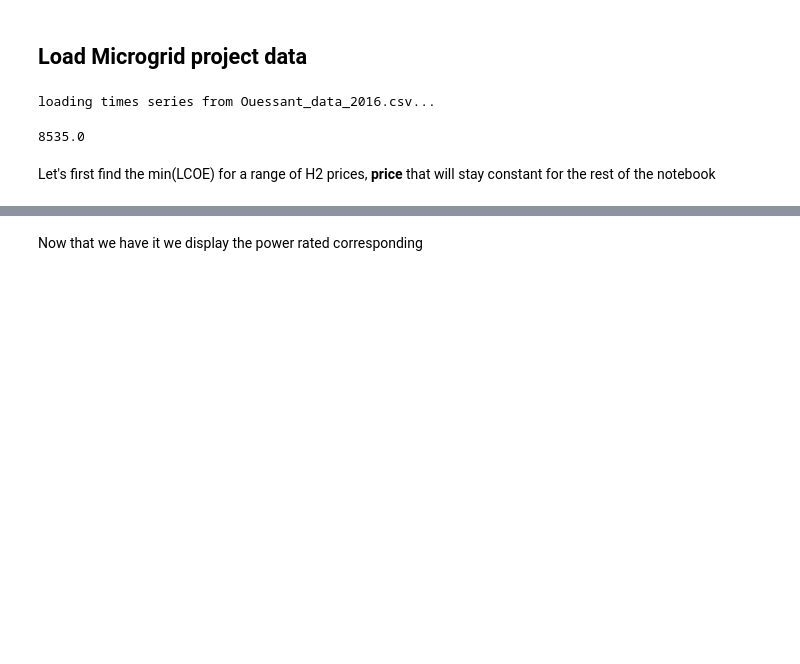
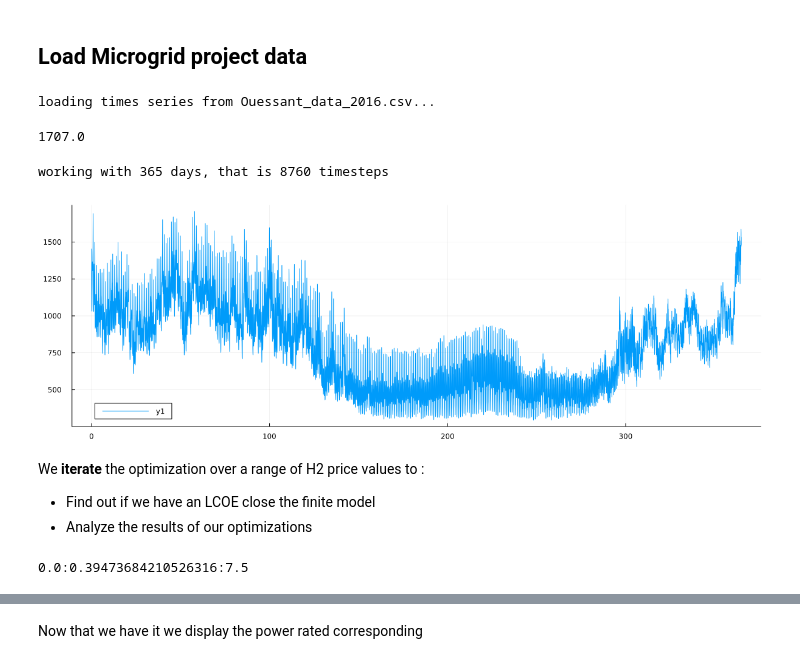
Before and after one commit to pierre-haessig/Microgrids.JuMP, a Jupyter notebook: src/H2_optimization.ipynb, the cells around one changed output, grey strips where cells are left out. Drawn from its saved outputs; the diff is of its cells as text; code cells hidden in the pictures; blank space fills up the shorter version.

```diff
--- a/src/H2_optimization.ipynb
+++ b/src/H2_optimization.ipynb
@@ -34,22 +45,34 @@ Status `~/.julia/environments/v1.12/Project.toml`
 const tseries = load_microgrid_tseries();
 
 Pload_max = maximum(tseries.Pload) # kW
-Pload = tseries.Pload
-power_rated_gen_max = 0
-power_rated_fc_max = 1.2 * Pload_max
-power_rated_ele_max = 1.2* Pload_max
-power_rated_hb_max = 0
-energy_rated_sto_max = 10.0 * Pload_max
-H2_sto_max = 10.0 * Pload_max
-power_rated_pv_max = 1.0 * Pload_max
-power_rated_wind_max = 5.0 * Pload_max
 # %% [output]
 loading times series from Ouessant_data_2016.csv...
-8535.0
+1707.0
+# %%
+ndays = 365 # 1 to 365
+K = ndays*24 # h
+
+ts_reduction_ndays(x) = ts_reduction(x, ndays)
+
+println("working with $ndays days, that is $K timesteps")
+
+td = collect((0:K-1)/24); # time in days
+# %% [output]
+working with 365 days, that is 8760 timesteps
+# %%
+fig = plot(td, tseries.Pload, size = (1200, 400))
+display(fig)
+# %% [output]
+[figure, added]
 # %% [markdown]
-Let's first find the min(LCOE) for a range of H2 prices, **price** that will stay constant for the rest of the notebook
+We **iterate** the optimization over a range of H2 price values to :
+
+- Find out if we have an LCOE close the finite model
+- Analyze the results of our optimizations
 # %%
-H2_price_range = 0:1:10;
+H2_price_range = range(0,7.5,20)
+# %% [output]
+0.0:0.39473684210526316:7.5
 # %%
 results = Study(H2_price_range, true)
 df_H2, df_Q = dataframe_result(results, H2_price_range, true)
```
Also changed, not shown: parts of 32 cells of this notebook, 17 other files.
